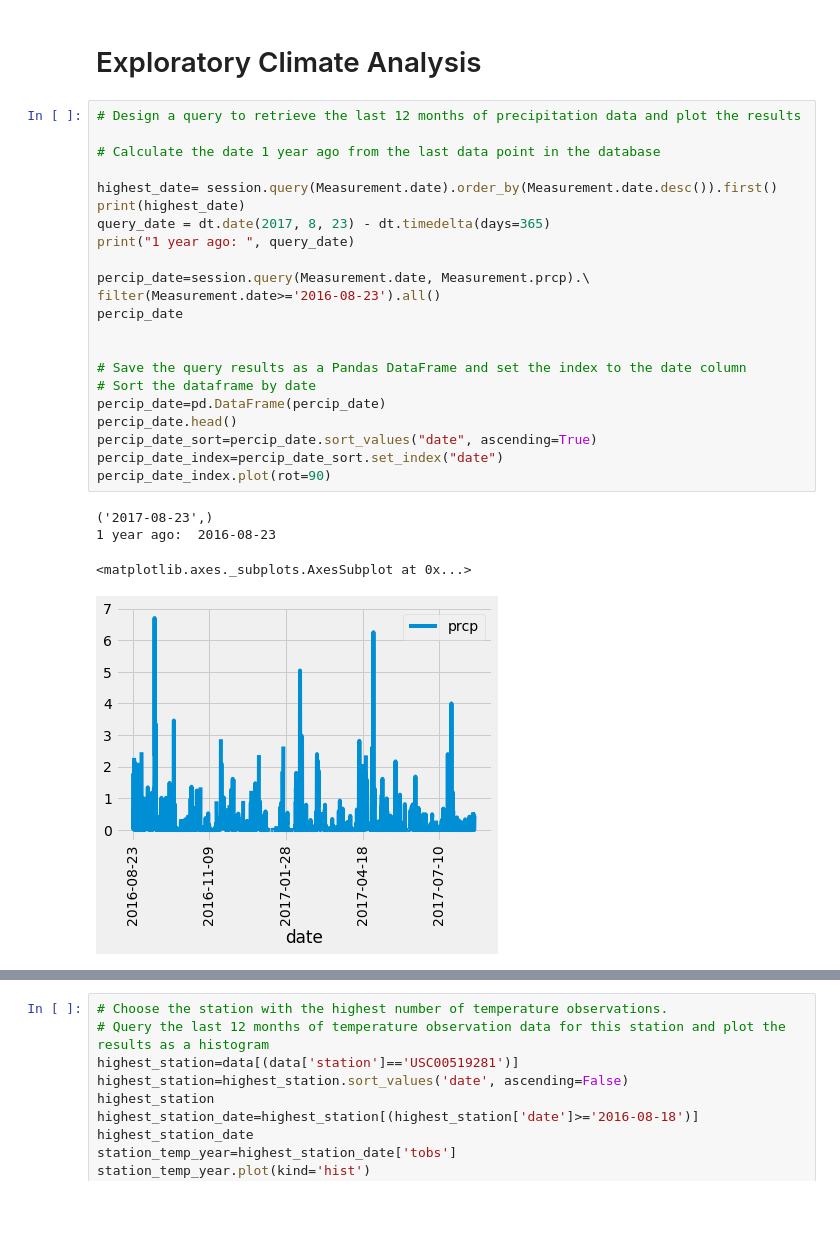
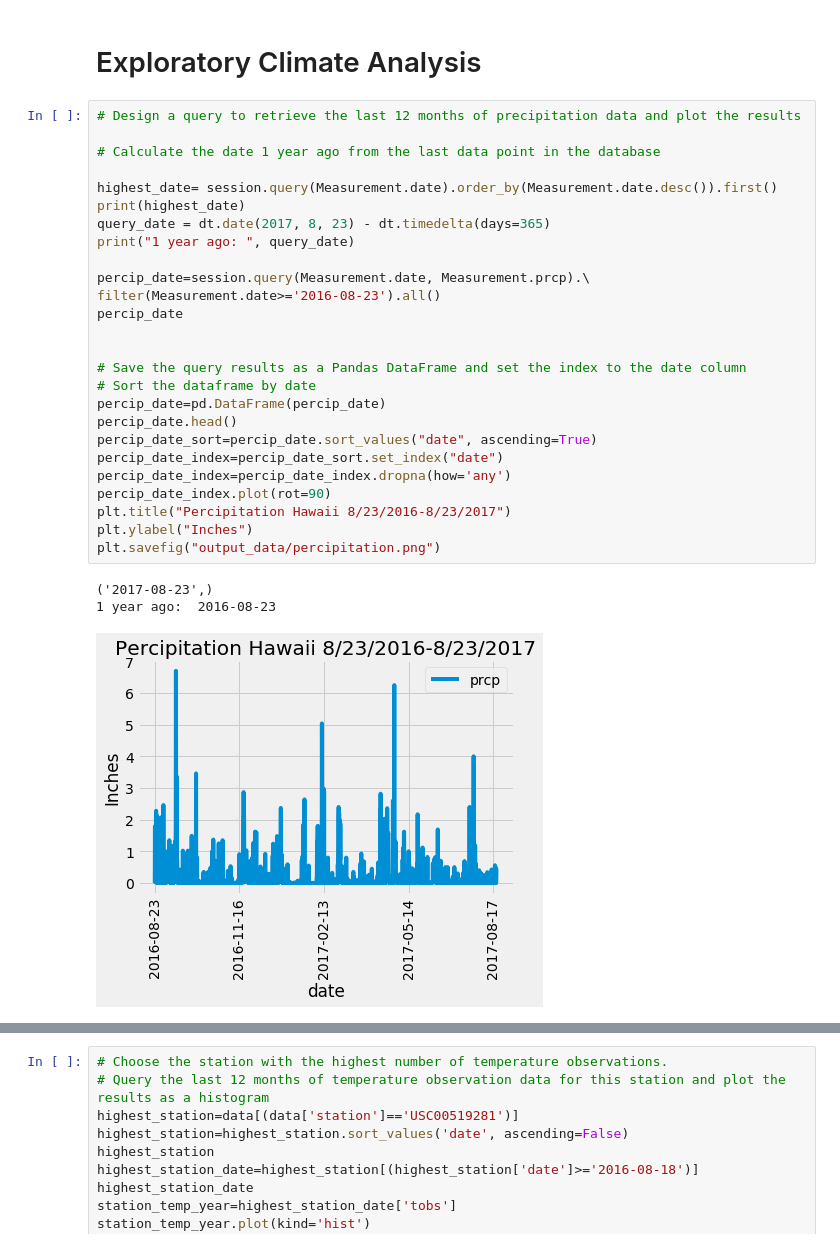
Before and after one commit to kayoung7766/sqlalchemy-challenge, a Jupyter notebook: climate_starter.ipynb, the cells around one changed output, grey strips where cells are left out. Drawn from its saved outputs; the diff is of its cells as text; blank space fills up the shorter version.

Commit message:
additional improvements to graphs and code

```diff
--- a/climate_starter.ipynb
+++ b/climate_starter.ipynb
@@ -41,27 +41,30 @@ session = Session(engine)
 # %%
 # Design a query to retrieve the last 12 months of precipitation data and plot the results
 
 # Calculate the date 1 year ago from the last data point in the database
 
 highest_date= session.query(Measurement.date).order_by(Measurement.date.desc()).first()
 print(highest_date)
 query_date = dt.date(2017, 8, 23) - dt.timedelta(days=365)
 print("1 year ago: ", query_date)
 
 percip_date=session.query(Measurement.date, Measurement.prcp).\
 filter(Measurement.date>='2016-08-23').all()
 percip_date
 
 
 # Save the query results as a Pandas DataFrame and set the index to the date column
 # Sort the dataframe by date
 percip_date=pd.DataFrame(percip_date)
 percip_date.head()
 percip_date_sort=percip_date.sort_values("date", ascending=True)
 percip_date_index=percip_date_sort.set_index("date")
+percip_date_index=percip_date_index.dropna(how='any')
 percip_date_index.plot(rot=90)
+plt.title("Percipitation Hawaii 8/23/2016-8/23/2017")
+plt.ylabel("Inches")
+plt.savefig("output_data/percipitation.png")
 # %% [output]
 ('2017-08-23',)
 1 year ago:  2016-08-23
-<matplotlib.axes._subplots.AxesSubplot at 0x...>
-[figure, old version]
+[figure, new version]
```
Also changed, not shown: parts of 8 cells of this notebook, 1 other file.
